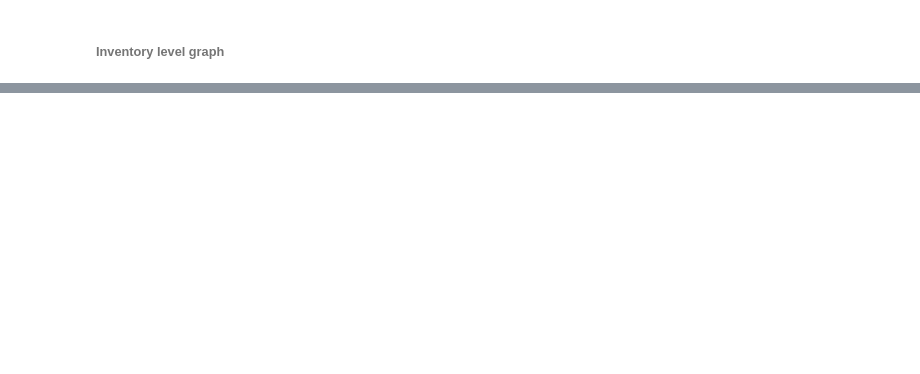
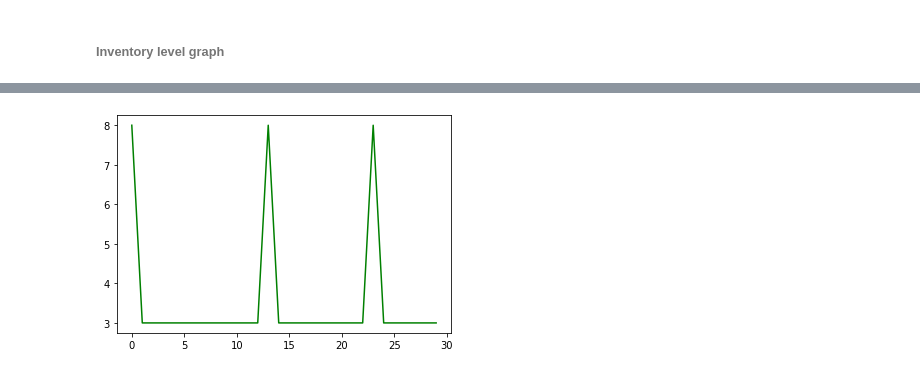
Before and after one commit to PatrickSinger99/ReinforcementLearningInventoryManagement, a Jupyter notebook: 3_production_plant/main.ipynb, the cells around one changed output, grey strips where cells are left out. Cells and saved outputs as stored; diff of their text form; code cells hidden in the pictures; blank space fills up the shorter version.

```diff
--- a/3_production_plant/main.ipynb
+++ b/3_production_plant/main.ipynb
@@ -148,0 +157,5 @@ Regional warehouse 2
+# %%
+plt.plot(cw_inventory_level, color="green")
+plt.show()
+# %% [output]
+[figure, added]
```
Also changed, not shown: parts of 6 cells of this notebook, 5 other files.
